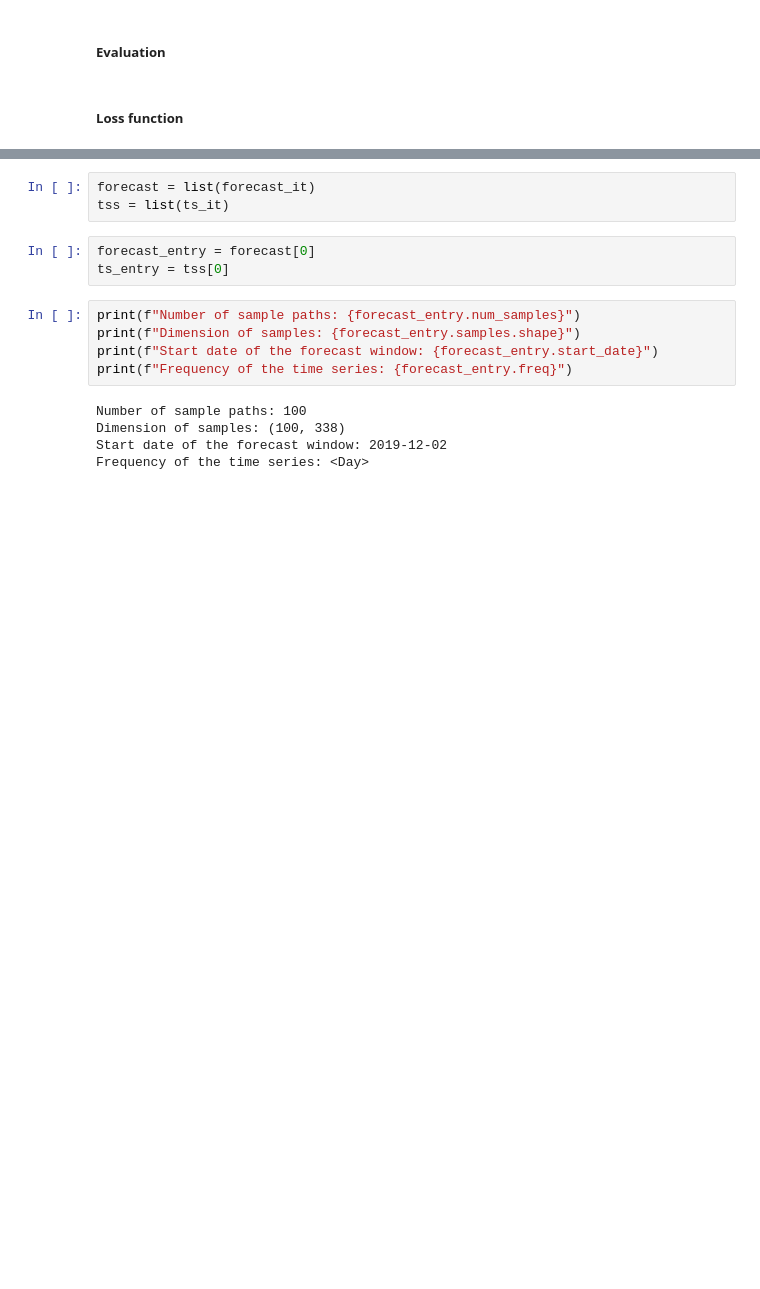
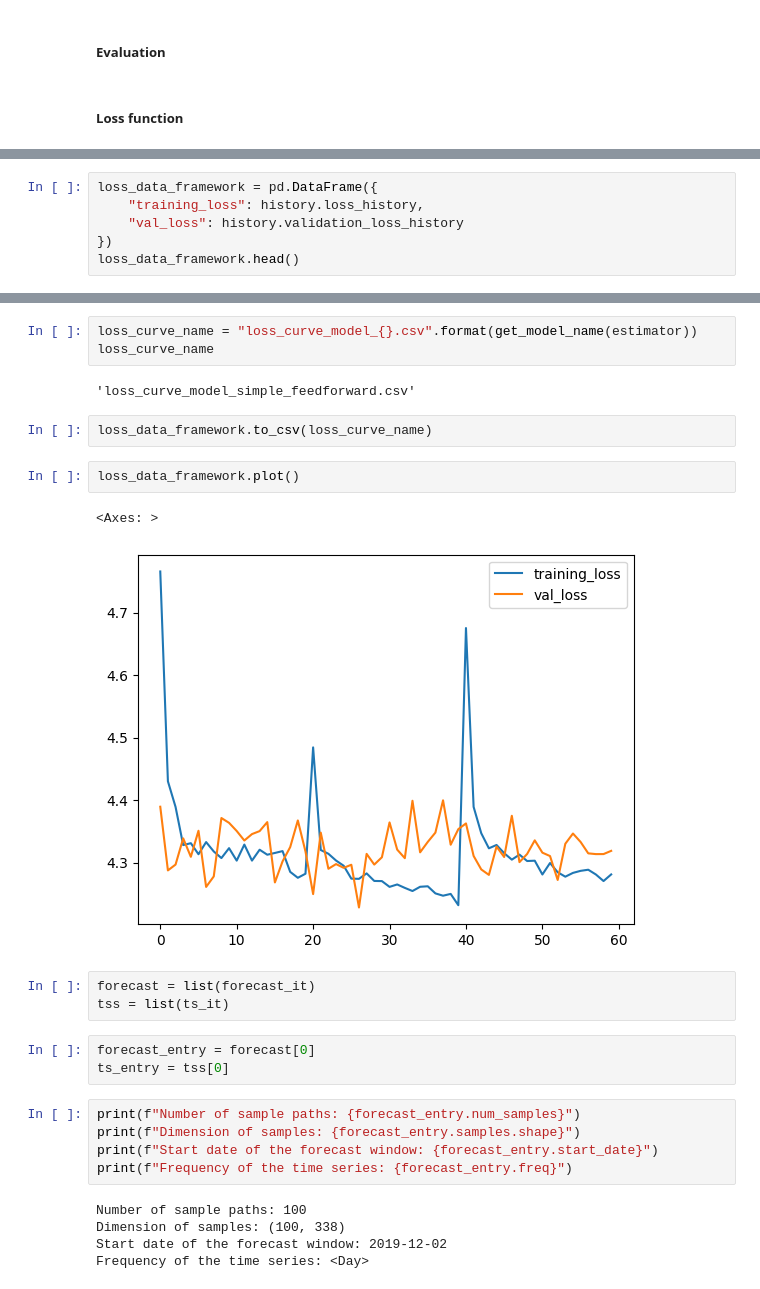
Before and after one commit to Wreck-It-Yuanjie/EV-charging-project, a Jupyter notebook: gluonts_multiple_EVdata.ipynb, the cells around one changed output, grey strips where cells are left out. Cells and saved outputs as stored; diff of their text form; blank space fills up the shorter version.

```diff
--- a/gluonts_multiple_EVdata.ipynb
+++ b/gluonts_multiple_EVdata.ipynb
@@ -602,0 +608,6 @@ plt.plot(history.validation_loss_history)
+# %%
+loss_data_framework = pd.DataFrame({
+    "training_loss": history.loss_history,
+    "val_loss": history.validation_loss_history
+})
+loss_data_framework.head()
@@ -603,3 +621,15 @@ plt.plot(history.validation_loss_history)
+# %%
+loss_curve_name = "loss_curve_model_{}.csv".format(get_model_name(estimator))
+loss_curve_name
+# %% [output]
+'loss_curve_model_simple_feedforward.csv'
+# %%
+loss_data_framework.to_csv(loss_curve_name)
+# %%
+loss_data_framework.plot()
+# %% [output]
+<Axes: >
+[figure, added]
 # %%
 forecast = list(forecast_it)
 tss = list(ts_it)
```
Also changed, not shown: parts of 6 cells of this notebook, 1 other file.
